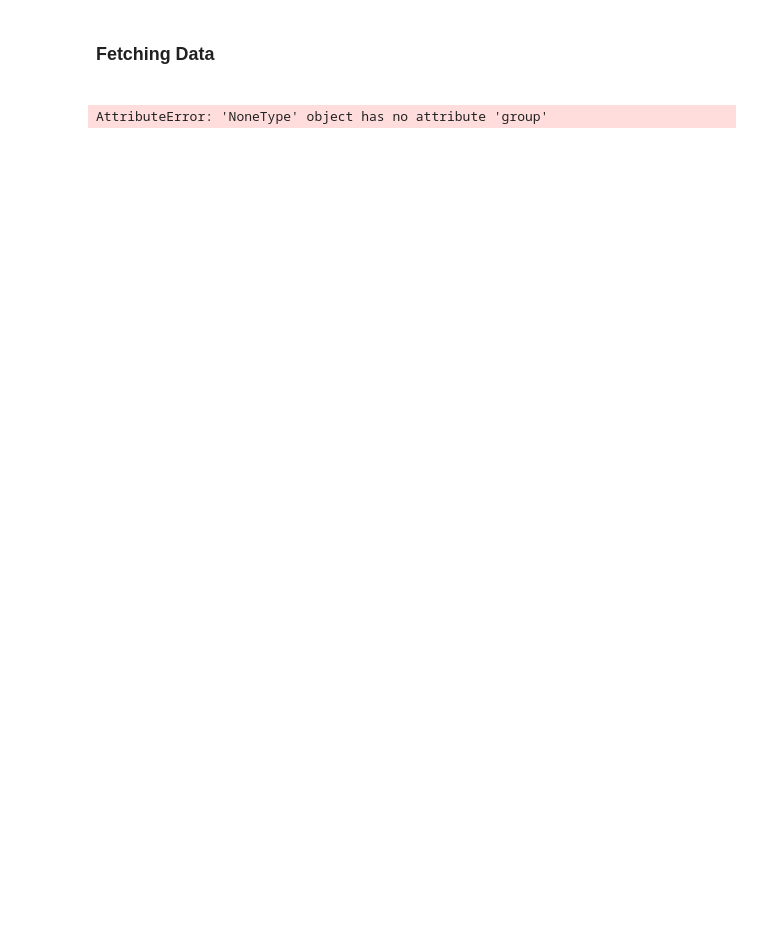
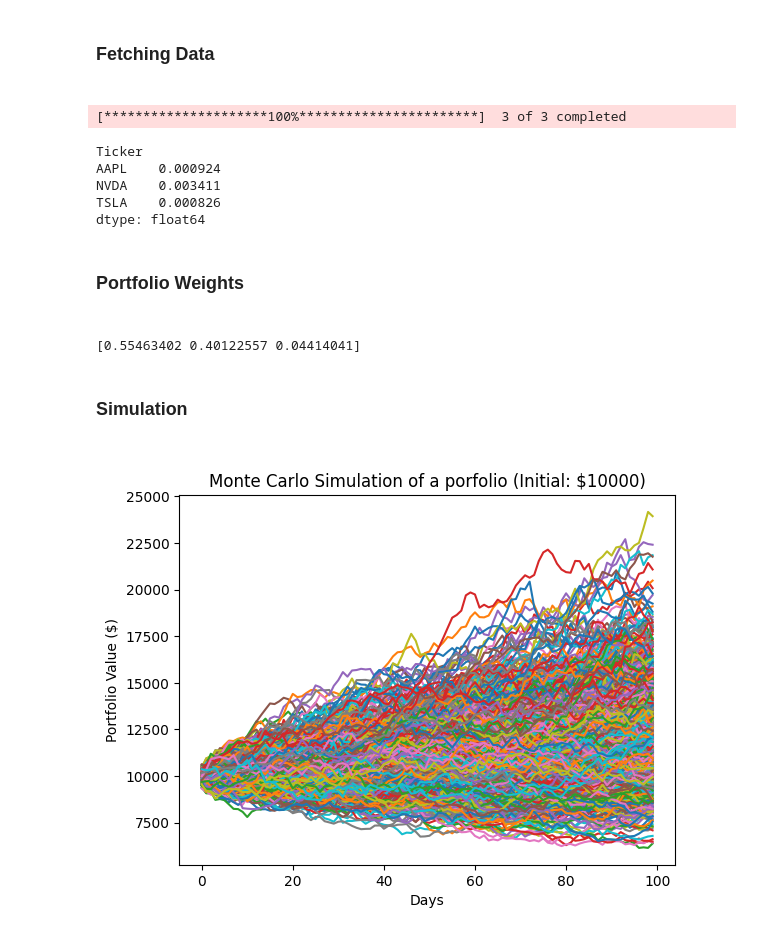
Before and after one commit to atrain773/Monte_Carlo_Simulation, a Jupyter notebook: src/monte_carlo.ipynb, the cells around one changed output. Saved outputs shown, nothing was run; the diff lists cells and outputs as text; code cells hidden in the pictures; blank space fills up the shorter version.

Commit message:
Monte Carlo Simulation

```diff
--- a/src/monte_carlo.ipynb
+++ b/src/monte_carlo.ipynb
@@ -19,12 +12,10 @@ import yfinance as yf
 <h3> Fetching Data <h3>
 # %%
 def retrieve_yahoo_finance_data(stocks, start, end):
-  data = pdr.get_data_yahoo(stocks, start, end)
+  data = yf.download(stocks, start=start, end=end)
   data = data["Close"]
   returns = data.pct_change()
-  avg_returns = returns.mean()
-  cov_matrix = returns.cov()
-  return avg_returns, cov_matrix
+  return returns.mean(), returns.cov()
 # %%
 stocks = ["NVDA", "TSLA", "AAPL"]
 end_date = dt.datetime.now()
@@ -33,4 +24,42 @@ start_date = end_date - dt.timedelta(days=1000)
 avg_returns, cov_matrix = retrieve_yahoo_finance_data(stocks, start_date, end_date)
 print(avg_returns)
 # %% [output]
-AttributeError: 'NoneType' object has no attribute 'group'
+[*********************100%***********************]  3 of 3 completed
+Ticker
+AAPL    0.000924
+NVDA    0.003411
+TSLA    0.000826
+dtype: float64
+# %% [markdown]
+<h3> Portfolio Weights <h3>
+# %%
+weights = np.random.random(len(avg_returns))
+weights /= np.sum(weights)
+
+print(weights)
+# %% [output]
+[0.55463402 0.40122557 0.04414041]
+# %% [markdown]
+<h3> Simulation <h3>
+# %%
+n_simulations = 1000
+T = 100 #days
+
+avg_M = np.full(shape=(T, len(weights)), fill_value=avg_returns)
+avg_M = avg_M.T
+
+portfolio_sims = np.full(shape=(T, n_simulations), fill_value=0.0)
+initial_portfolio = 10000
+for n in range(0, n_simulations):
+  Z = np.random.normal(size=(T, len(weights)))
+  L = np.linalg.cholesky(cov_matrix)
+  daily_returns = avg_M + np.inner(L,Z)
+  portfolio_sims[:,n] = np.cumprod(np.inner(weights, daily_returns.T)+1)*initial_portfolio
+
+plt.plot(portfolio_sims)
+plt.ylabel("Portfolio Value ($)")
+plt.xlabel("Days")
+plt.title("Monte Carlo Simulation of a porfolio (Initial: $10000)")
+plt.show()
+# %% [output]
+[figure, added]
```
Also changed, not shown: parts of 2 cells of this notebook.
